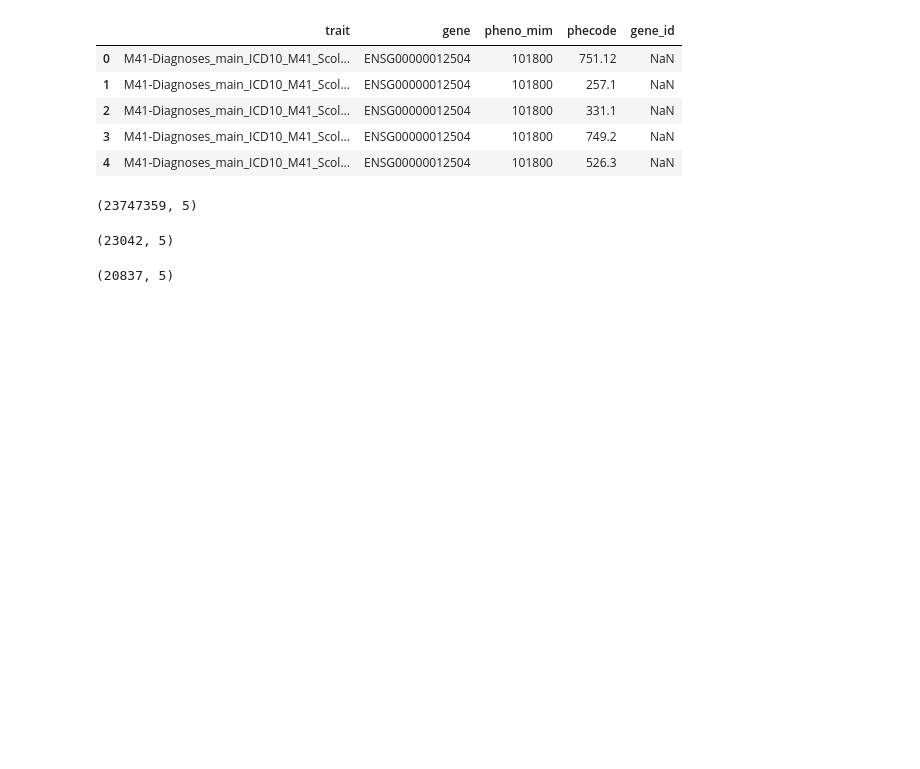
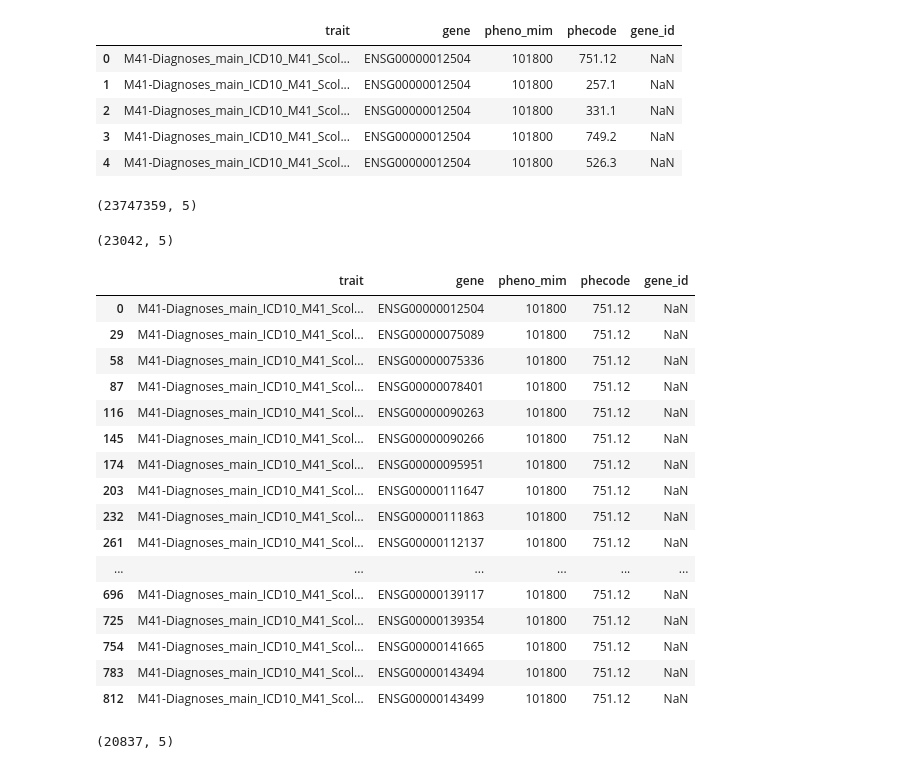
Before and after one commit to hakyimlab/phenomexcan, a Jupyter notebook: scripts/150_validation/11_roc-phewas_catalog_standard-mashr_models.ipynb, the cells around one changed output. Drawn from its saved outputs; the diff is of its cells as text; code cells hidden in the pictures; blank space fills up the shorter version.

```diff
--- a/scripts/150_validation/11_roc-phewas_catalog_standard-mashr_models.ipynb
+++ b/scripts/150_validation/11_roc-phewas_catalog_standard-mashr_models.ipynb
@@ -337,6 +338,26 @@ _tmp = _tmp.drop_duplicates(subset=['trait', 'gene', 'gene_id'])
 _tmp.shape
 # %% [output]
 (23042, 5)
+# %%
+_tmp.head(30)
+# %% [output]
+|  | trait | gene | pheno_mim | phecode | gene_id |
+| 0 | M41-Diagnoses_main_ICD10_M41_Scol... | ENSG00000012504 | 101800 | 751.12 | NaN |
+| 29 | M41-Diagnoses_main_ICD10_M41_Scol... | ENSG00000075089 | 101800 | 751.12 | NaN |
+| 58 | M41-Diagnoses_main_ICD10_M41_Scol... | ENSG00000075336 | 101800 | 751.12 | NaN |
+| 87 | M41-Diagnoses_main_ICD10_M41_Scol... | ENSG00000078401 | 101800 | 751.12 | NaN |
+| 116 | M41-Diagnoses_main_ICD10_M41_Scol... | ENSG00000090263 | 101800 | 751.12 | NaN |
+| 145 | M41-Diagnoses_main_ICD10_M41_Scol... | ENSG00000090266 | 101800 | 751.12 | NaN |
+| 174 | M41-Diagnoses_main_ICD10_M41_Scol... | ENSG00000095951 | 101800 | 751.12 | NaN |
+| 203 | M41-Diagnoses_main_ICD10_M41_Scol... | ENSG00000111647 | 101800 | 751.12 | NaN |
+| 232 | M41-Diagnoses_main_ICD10_M41_Scol... | ENSG00000111863 | 101800 | 751.12 | NaN |
+| 261 | M41-Diagnoses_main_ICD10_M41_Scol... | ENSG00000112137 | 101800 | 751.12 | NaN |
+| ... | ... | ... | ... | ... | ... |
+| 696 | M41-Diagnoses_main_ICD10_M41_Scol... | ENSG00000139117 | 101800 | 751.12 | NaN |
+| 725 | M41-Diagnoses_main_ICD10_M41_Scol... | ENSG00000139354 | 101800 | 751.12 | NaN |
+| 754 | M41-Diagnoses_main_ICD10_M41_Scol... | ENSG00000141665 | 101800 | 751.12 | NaN |
+| 783 | M41-Diagnoses_main_ICD10_M41_Scol... | ENSG00000143494 | 101800 | 751.12 | NaN |
+| 812 | M41-Diagnoses_main_ICD10_M41_Scol... | ENSG00000143499 | 101800 | 751.12 | NaN |
 # %%
 _tmp[_tmp['gene_id'].isna()].shape
 # %% [output]
```
Also changed, not shown: parts of 25 cells of this notebook.
